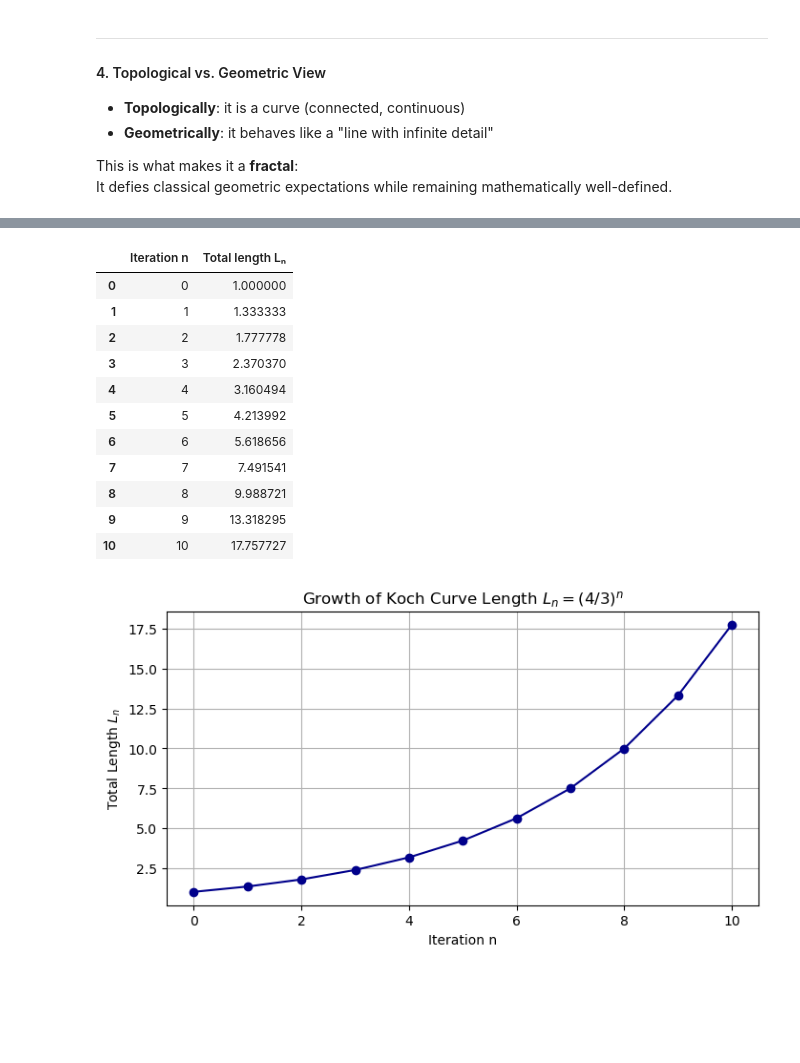
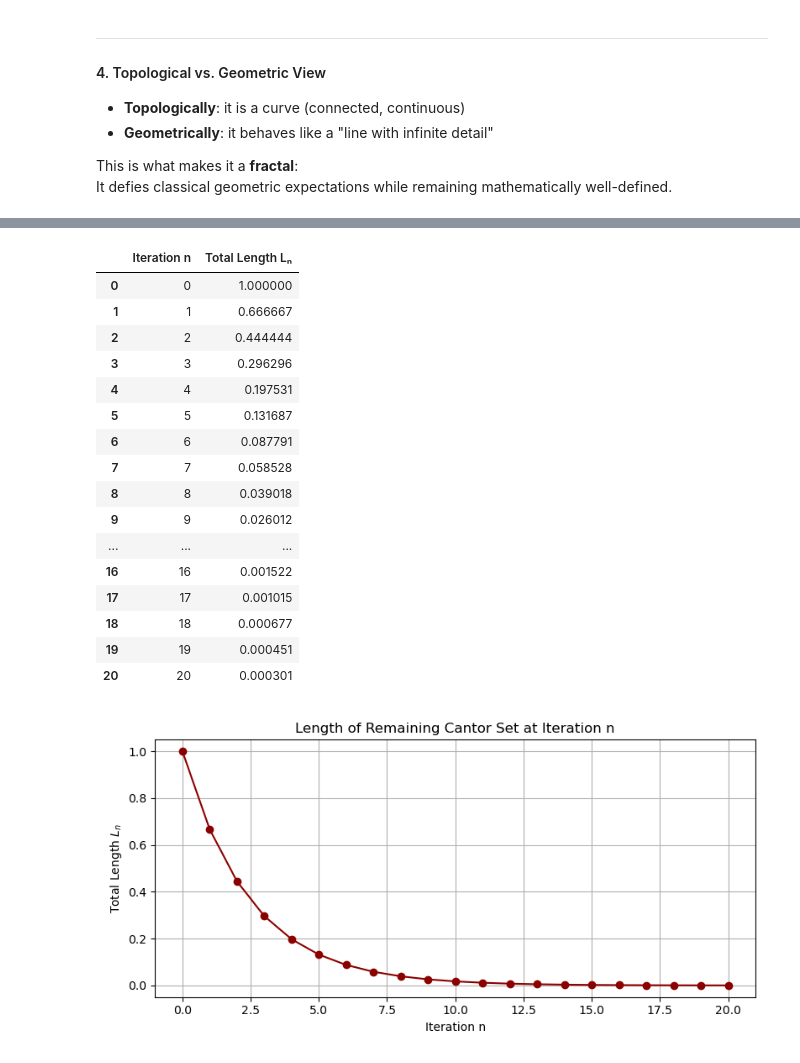
Before and after one commit to codergod1337/JupyterNotebooks, a Jupyter notebook: Fraktale/fractals.ipynb, the cells around one changed output, grey strips where cells are left out. Cells and saved outputs as stored; diff of their text form; code cells hidden in the pictures; blank space fills up the shorter version.

```diff
--- a/Fraktale/fractals.ipynb
+++ b/Fraktale/fractals.ipynb
@@ -404,38 +722,43 @@ It defies classical geometric expectations while remaining mathematically well-d
 # %%
 import matplotlib.pyplot as plt
 import numpy as np
 import pandas as pd
 
-# Iterationsstufen
-n_values = np.arange(0, 11)
-L_values = (4/3) ** n_values  # L_n = (4/3)^n
+n = np.arange(0, 21)  # bis n = 20
+L_n = (2 / 3) ** n    # Gesamtlänge der Intervalle
 
 # Tabelle anzeigen
-length_df = pd.DataFrame({
-    "Iteration n": n_values,
-    "Total length Lₙ": L_values
+df = pd.DataFrame({
+    "Iteration n": n,
+    "Total Length Lₙ": L_n
 })
-display(length_df)
+display(df)
 
-# Plot
+# Plot anzeigen
 plt.figure(figsize=(8, 4))
-plt.plot(n_values, L_values, marker='o', linestyle='-', color='darkblue')
-plt.title("Growth of Koch Curve Length $L_n = (4/3)^n$")
+plt.plot(n, L_n, marker='o', color='darkred')
+plt.title("Length of Remaining Cantor Set at Iteration n")
 plt.xlabel("Iteration n")
 plt.ylabel("Total Length $L_n$")
 plt.grid(True)
+plt.tight_layout()
 plt.show()
 # %% [output]
-|  | Iteration n | Total length Lₙ |
+|  | Iteration n | Total Length Lₙ |
 | 0 | 0 | 1.000000 |
-| 1 | 1 | 1.333333 |
-| 2 | 2 | 1.777778 |
-| 3 | 3 | 2.370370 |
-| 4 | 4 | 3.160494 |
-| 5 | 5 | 4.213992 |
-| 6 | 6 | 5.618656 |
-| 7 | 7 | 7.491541 |
-| 8 | 8 | 9.988721 |
-| 9 | 9 | 13.318295 |
-| 10 | 10 | 17.757727 |
+| 1 | 1 | 0.666667 |
+| 2 | 2 | 0.444444 |
+| 3 | 3 | 0.296296 |
+| 4 | 4 | 0.197531 |
+| 5 | 5 | 0.131687 |
+| 6 | 6 | 0.087791 |
+| 7 | 7 | 0.058528 |
+| 8 | 8 | 0.039018 |
+| 9 | 9 | 0.026012 |
+| ... | ... | ... |
+| 16 | 16 | 0.001522 |
+| 17 | 17 | 0.001015 |
+| 18 | 18 | 0.000677 |
+| 19 | 19 | 0.000451 |
+| 20 | 20 | 0.000301 |
-[figure, old version]
+[figure, new version]
```
Also changed, not shown: parts of 24 cells of this notebook, 1 other file.
